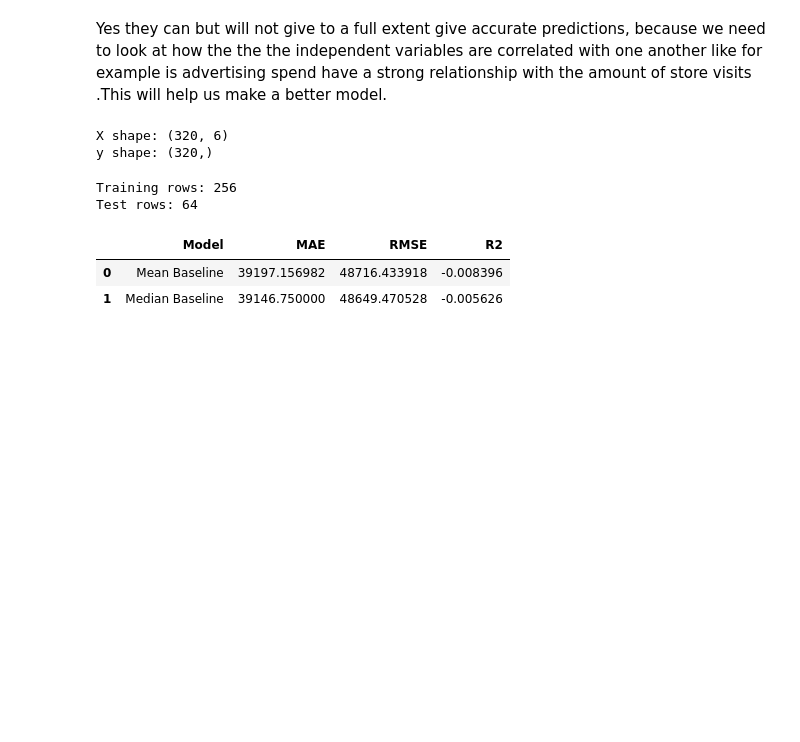
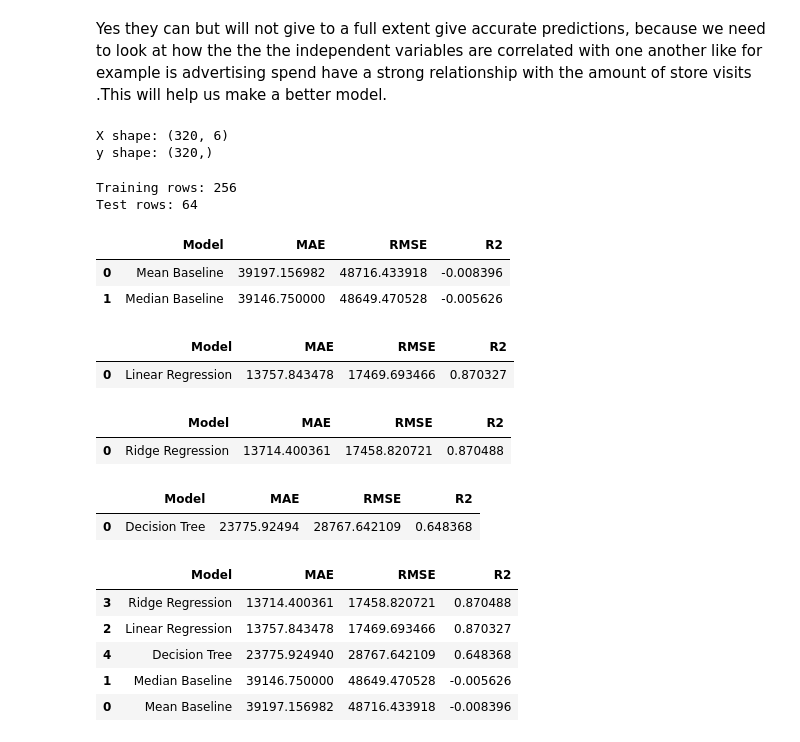
Before and after one commit to sylvainenzo/DSA2050-Week6-674139, a Jupyter notebook: DSA2050_Week6_Guided_Regression_Lab.ipynb, the cells around one changed output. Cells and saved outputs as stored; diff of their text form; code cells hidden in the pictures; blank space fills up the shorter version.

```diff
--- a/DSA2050_Week6_Guided_Regression_Lab.ipynb
+++ b/DSA2050_Week6_Guided_Regression_Lab.ipynb
@@ -169,3 +169,64 @@ pd.concat([mean_results, median_results], ignore_index=True)
 |  | Model | MAE | RMSE | R2 |
 | 0 | Mean Baseline | 39197.156982 | 48716.433918 | -0.008396 |
 | 1 | Median Baseline | 39146.750000 | 48649.470528 | -0.005626 |
+# %%
+linear_model = Pipeline([
+("preprocess", preprocessor),
+("model", LinearRegression())
+])
+linear_model.fit(X_train, y_train)
+linear_pred = linear_model.predict(X_test)
+linear_results = evaluate_regression(
+y_test, linear_pred, "Linear Regression"
+)
+linear_results
+# %% [output]
+|  | Model | MAE | RMSE | R2 |
+| 0 | Linear Regression | 13757.843478 | 17469.693466 | 0.870327 |
+# %%
+ridge_model = Pipeline([
+("preprocess", preprocessor),
+("model", Ridge(alpha=1.0))
+])
+ridge_model.fit(X_train, y_train)
+ridge_pred = ridge_model.predict(X_test)
+ridge_results = evaluate_regression(
+y_test, ridge_pred, "Ridge Regression"
+)
+ridge_results
+# %% [output]
+|  | Model | MAE | RMSE | R2 |
+| 0 | Ridge Regression | 13714.400361 | 17458.820721 | 0.870488 |
+# %%
+tree_model = Pipeline([
+("preprocess", preprocessor),
+("model", DecisionTreeRegressor(
+max_depth=4,
+min_samples_leaf=8,
+random_state=RANDOM_STATE
+))
+])
+tree_model.fit(X_train, y_train)
+tree_pred = tree_model.predict(X_test)
+tree_results = evaluate_regression(
+y_test, tree_pred, "Decision Tree")
+tree_results
+# %% [output]
+|  | Model | MAE | RMSE | R2 |
+| 0 | Decision Tree | 23775.92494 | 28767.642109 | 0.648368 |
+# %%
+comparison = pd.concat([
+mean_results,
+median_results,
+linear_results,
+ridge_results,
+tree_results
+], ignore_index=True)
+comparison.sort_values("MAE")
+# %% [output]
+|  | Model | MAE | RMSE | R2 |
+| 3 | Ridge Regression | 13714.400361 | 17458.820721 | 0.870488 |
+| 2 | Linear Regression | 13757.843478 | 17469.693466 | 0.870327 |
+| 4 | Decision Tree | 23775.924940 | 28767.642109 | 0.648368 |
+| 1 | Median Baseline | 39146.750000 | 48649.470528 | -0.005626 |
+| 0 | Mean Baseline | 39197.156982 | 48716.433918 | -0.008396 |
```
Also changed, not shown: parts of 8 cells of this notebook.
